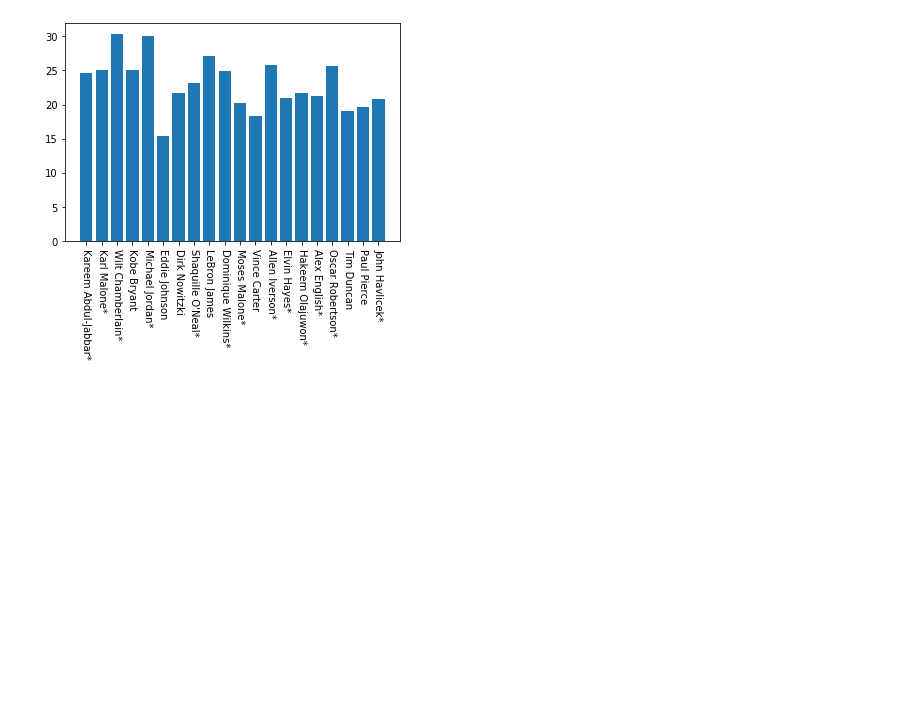
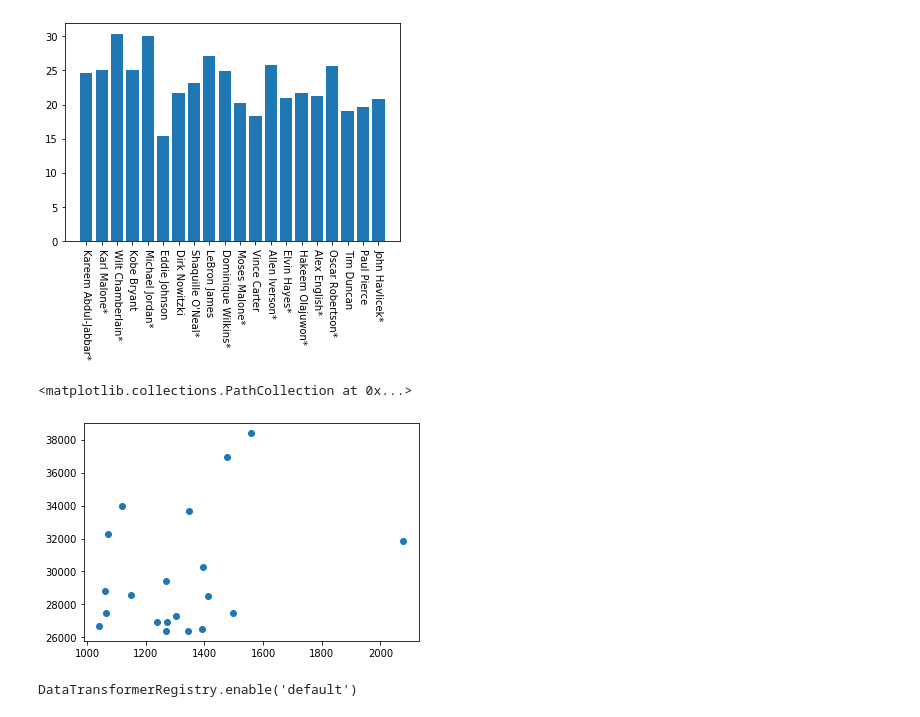
Before and after one commit to hbazakas/Independent_Work, a Jupyter notebook: basketball_ref/basketball_reference_analysis.ipynb, the cells around one changed output. Drawn from its saved outputs; the diff is of its cells as text; code cells hidden in the pictures; blank space fills up the shorter version.

Commit message:
altair

```diff
--- a/basketball_ref/basketball_reference_analysis.ipynb
+++ b/basketball_ref/basketball_reference_analysis.ipynb
@@ -62,3 +62,14 @@ plt.xticks(rotation = 270)
 ([0, 1, 2, 3, 4, 5, 6, 7, 8, 9, 10, 11, 12, 13, 14, 15, 16, 17, 18, 19],
  <a list of 20 Text xticklabel objects>)
 [figure]
+# %%
+plt.scatter(top_scorers.head(20).G, top_scorers.head(20).PTS)
+# %% [output]
+<matplotlib.collections.PathCollection at 0x...>
+[figure, added]
+# %%
+import altair as alt
+from altair import datum
+alt.data_transformers.disable_max_rows()
+# %% [output]
+DataTransformerRegistry.enable('default')
```
Also changed, not shown: parts of 2 cells of this notebook.
